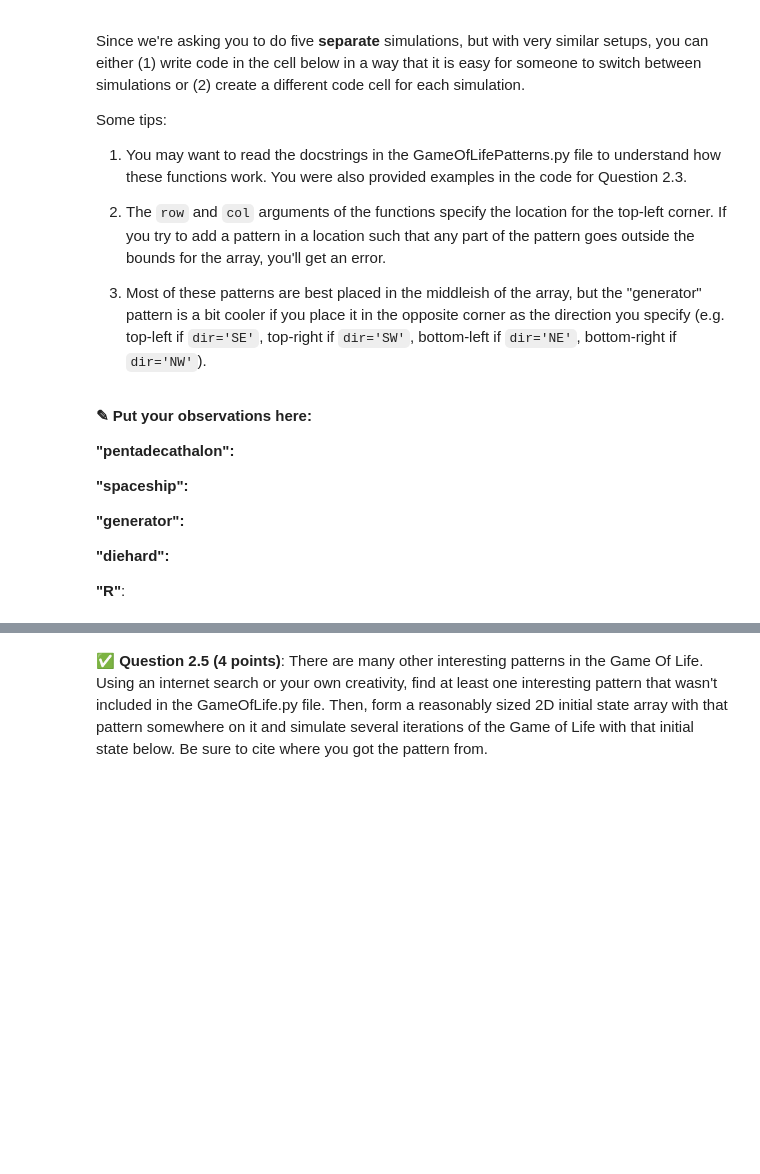
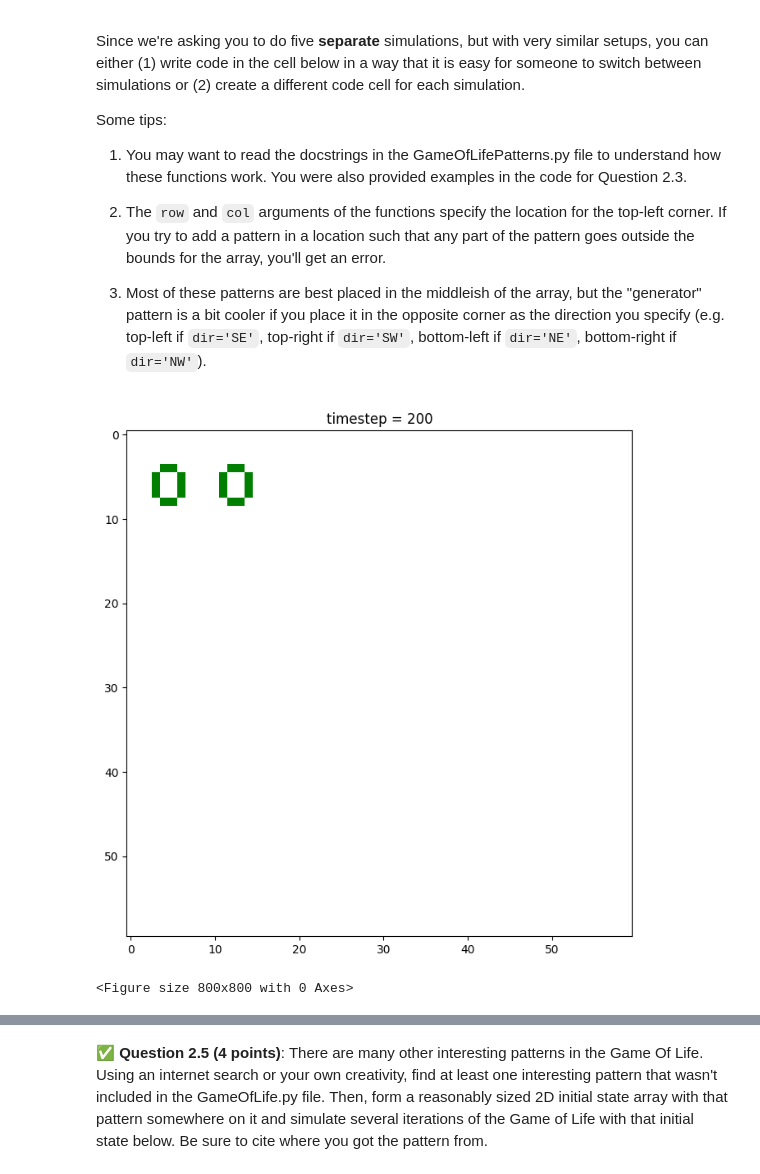
Before and after one commit to ethanfremder/CMSE202-f23-turnin, a Jupyter notebook: hw-02/HW-02_ABMandGraphTheory-STUDENT.ipynb, the cells around one changed output, grey strips where cells are left out. Drawn from its saved outputs; the diff is of its cells as text; code cells hidden in the pictures; blank space fills up the shorter version.

```diff
--- a/hw-02/HW-02_ABMandGraphTheory-STUDENT.ipynb
+++ b/hw-02/HW-02_ABMandGraphTheory-STUDENT.ipynb
@@ -264,12 +278,17 @@ Some tips:
-# %% [markdown]
-**<font size=+3>&#9998;</font> Put your observations here:**
-
-**"pentadecathalon":**
-
-**"spaceship":**
-
-**"generator":**
-
-**"diehard":**
-
-**"R"**:
+# %%
+# Put your code for Question 2.4 here
+#pentadecathalon
+initial_state = np.zeros((60,60))
+initial_state = add_pentadecathalon(initial_state,5,5,'horizontal')
+
+GameOfLifeObject = GameOfLife(initial_state)
+
+fig, ax = plt.subplots(figsize=(8,8))
+initial_state
+
+for i in range(200):
+    GameOfLifeObject.update()
+    GameOfLifeObject.draw(fig)
+# %% [output]
+[figure, added]
+<Figure size 800x800 with 0 Axes>
```
Also changed, not shown: parts of 34 cells of this notebook.
